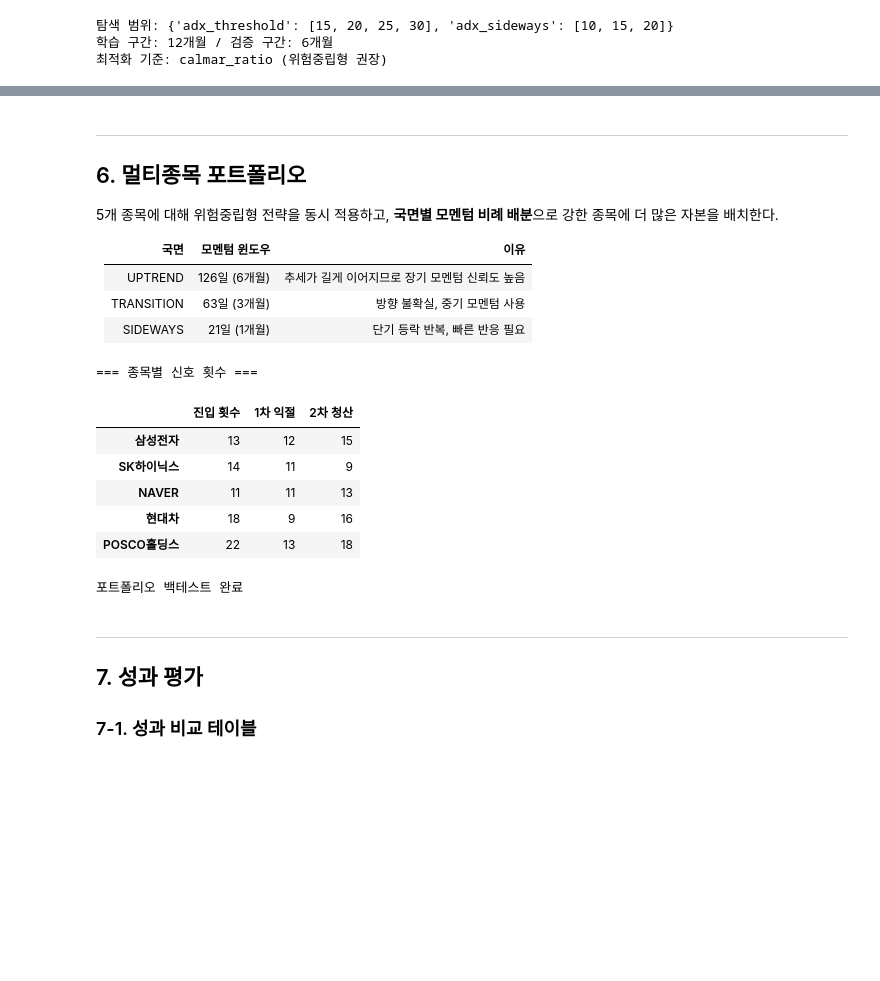
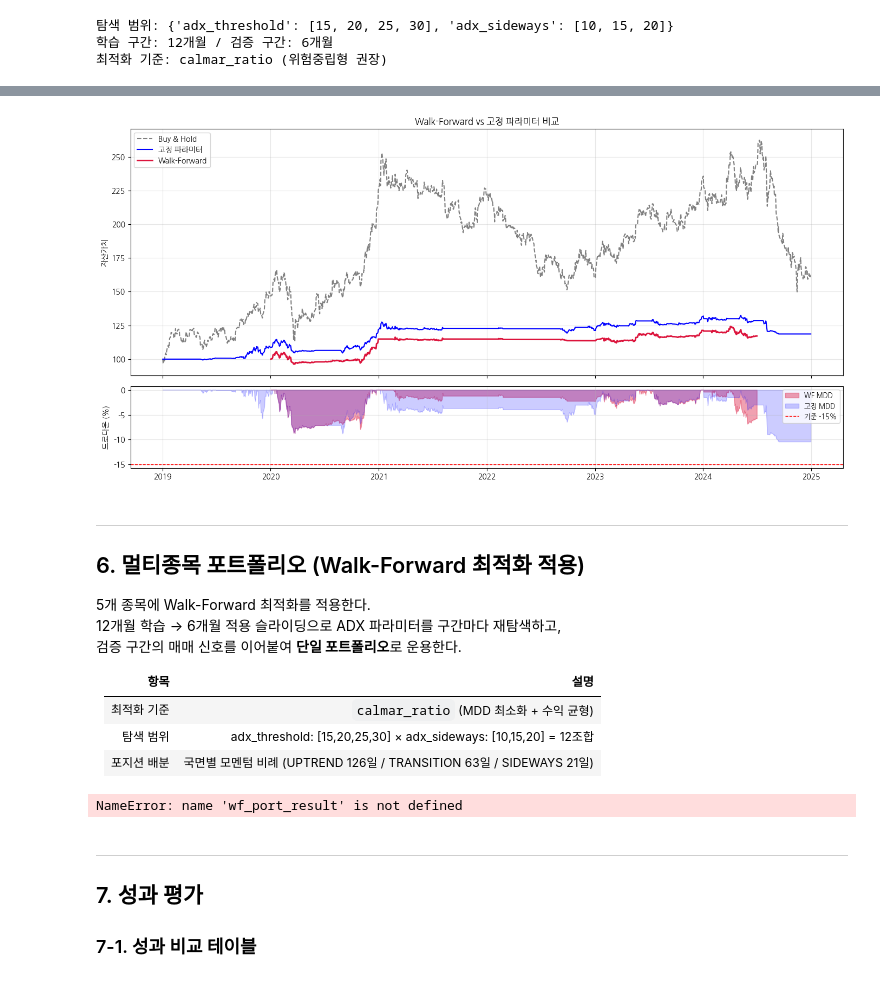
Before and after one commit to techshin31/test_stock, a Jupyter notebook: analysis/analysis_good593/study_vectorbt/11_위험중립형_백테스팅.ipynb, the cells around one changed output, grey strips where cells are left out. Saved outputs shown, nothing was run; the diff lists cells and outputs as text; code cells hidden in the pictures; blank space fills up the shorter version.

```diff
--- a/analysis/analysis_good593/study_vectorbt/11_위험중립형_백테스팅.ipynb
+++ b/analysis/analysis_good593/study_vectorbt/11_위험중립형_백테스팅.ipynb
@@ -391,38 +338,17 @@ else:
-# %% [markdown]
----
-## 6. 멀티종목 포트폴리오
-
-5개 종목에 대해 위험중립형 전략을 동시 적용하고,
-**국면별 모멘텀 비례 배분**으로 강한 종목에 더 많은 자본을 배치한다.
-
-| 국면 | 모멘텀 윈도우 | 이유 |
-|------|--------------|------|
-| UPTREND | 126일 (6개월) | 추세가 길게 이어지므로 장기 모멘텀 신뢰도 높음 |
-| TRANSITION | 63일 (3개월) | 방향 불확실, 중기 모멘텀 사용 |
-| SIDEWAYS | 21일 (1개월) | 단기 등락 반복, 빠른 반응 필요 |
-# %%
-size_df, signal_counts = build_size_df(
-    close_df, high_df, low_df, volume_df,
-    adx_threshold=neutral.ADX_THRESHOLD,
-    adx_sideways=neutral.ADX_SIDEWAYS,
-    min_momentum=neutral.MIN_MOMENTUM,
-)
-
-print('=== 종목별 신호 횟수 ===')
-pd.DataFrame(signal_counts).T
-# %% [output]
-=== 종목별 신호 횟수 ===
-|  | 진입 횟수 | 1차 익절 | 2차 청산 |
-| 삼성전자 | 13 | 12 | 15 |
-| SK하이닉스 | 14 | 11 | 9 |
-| NAVER | 11 | 11 | 13 |
-| 현대차 | 18 | 9 | 16 |
-| POSCO홀딩스 | 22 | 13 | 18 |
-# %%
-pf_port   = run_portfolio_backtest(close_df, size_df, fees=neutral.FEES, slippage=neutral.SLIPPAGE)
-pf_bh_eq  = run_bh_portfolio(close_df, fees=neutral.FEES, slippage=neutral.SLIPPAGE)
-pf_bh_ss  = run_bh_single(close_df['삼성전자'], fees=neutral.FEES, slippage=neutral.SLIPPAGE)
-
-print('포트폴리오 백테스트 완료')
-# %% [output]
-포트폴리오 백테스트 완료
+# %%
+plot_walkforward_comparison(wf_result, pf_single, pf_bh_single)
+# %% [output]
+[figure, added]
+# %% [markdown]
+---
+## 6. 멀티종목 포트폴리오 (Walk-Forward 최적화 적용)
+
+5개 종목에 Walk-Forward 최적화를 적용한다.
+12개월 학습 → 6개월 적용 슬라이딩으로 ADX 파라미터를 구간마다 재탐색하고,
+검증 구간의 매매 신호를 이어붙여 **단일 포트폴리오**로 운용한다.
+
+| 항목 | 설명 |
+|------|------|
+| 최적화 기준 | `calmar_ratio` (MDD 최소화 + 수익 균형) |
+| 탐색 범위 | adx_threshold: [15,20,25,30] × adx_sideways: [10,15,20] = 12조합 |
+| 포지션 배분 | 국면별 모멘텀 비례 (UPTREND 126일 / TRANSITION 63일 / SIDEWAYS 21일) |
@@ -429,3 +395,7 @@ print('포트폴리오 백테스트 완료')
+# %%
+plot_walkforward_portfolio_comparison(wf_port_result, pf_port, pf_bh_eq, kospi=kospi)
+# %% [output]
+NameError: name 'wf_port_result' is not defined
 # %% [markdown]
 ---
 ## 7. 성과 평가
```
Also changed, not shown: parts of 31 cells of this notebook, 14 other files.
